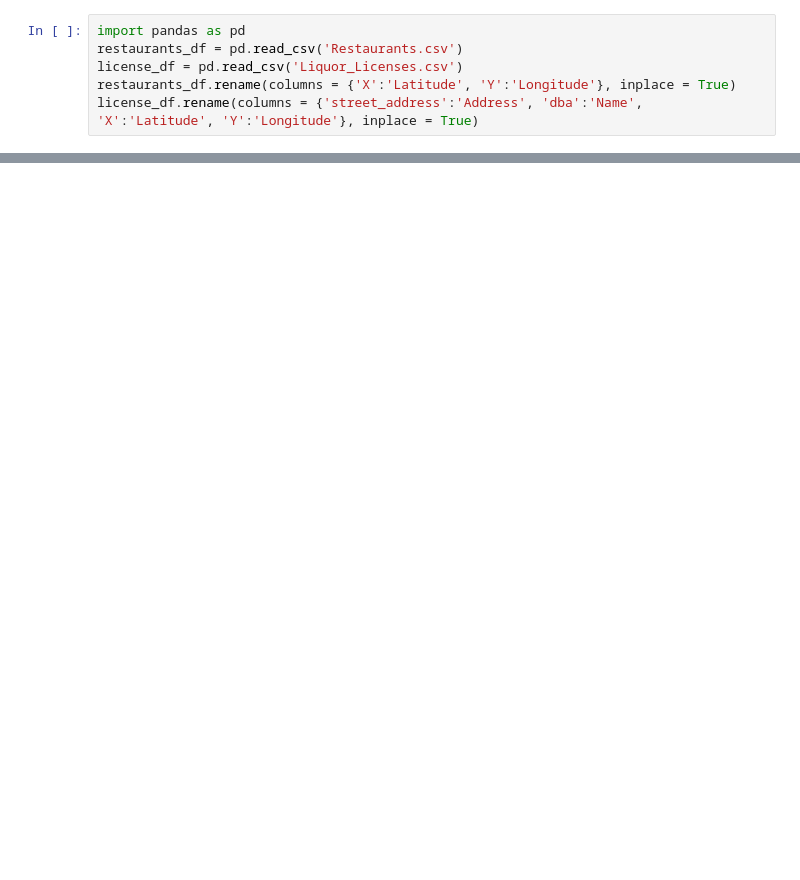
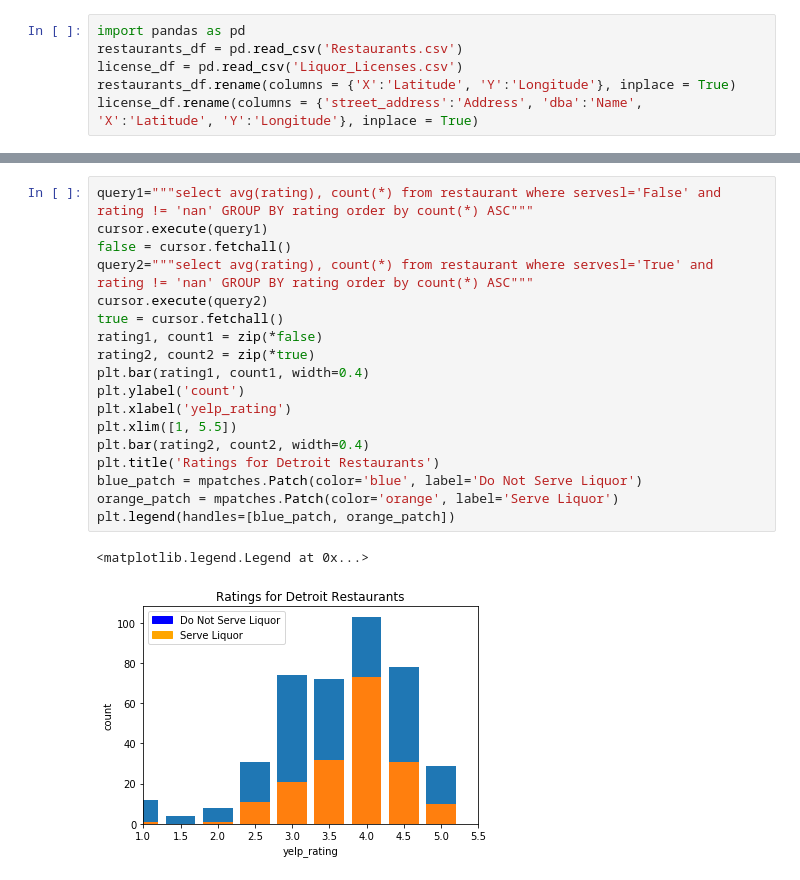
Before and after one commit to wijj/si330-project, a Jupyter notebook: FINAL.ipynb, the cells around one changed output, grey strips where cells are left out. Cells and saved outputs as stored; diff of their text form; blank space fills up the shorter version.

```diff
--- a/FINAL.ipynb
+++ b/FINAL.ipynb
@@ -78,0 +218,21 @@ ERROR: Command errored out with exit status 1: python setup.py egg_info Check th
+# %%
+query1="""select avg(rating), count(*) from restaurant where servesl='False' and rating != 'nan' GROUP BY rating order by count(*) ASC"""
+cursor.execute(query1)
+false = cursor.fetchall()
+query2="""select avg(rating), count(*) from restaurant where servesl='True' and rating != 'nan' GROUP BY rating order by count(*) ASC"""
+cursor.execute(query2)
+true = cursor.fetchall()
+rating1, count1 = zip(*false)
+rating2, count2 = zip(*true)
+plt.bar(rating1, count1, width=0.4)
+plt.ylabel('count')
+plt.xlabel('yelp_rating')
+plt.xlim([1, 5.5])
+plt.bar(rating2, count2, width=0.4)
+plt.title('Ratings for Detroit Restaurants')
+blue_patch = mpatches.Patch(color='blue', label='Do Not Serve Liquor')
+orange_patch = mpatches.Patch(color='orange', label='Serve Liquor')
+plt.legend(handles=[blue_patch, orange_patch])
+# %% [output]
+<matplotlib.legend.Legend at 0x...>
+[figure, added]
```
Also changed, not shown: parts of 15 cells of this notebook.
